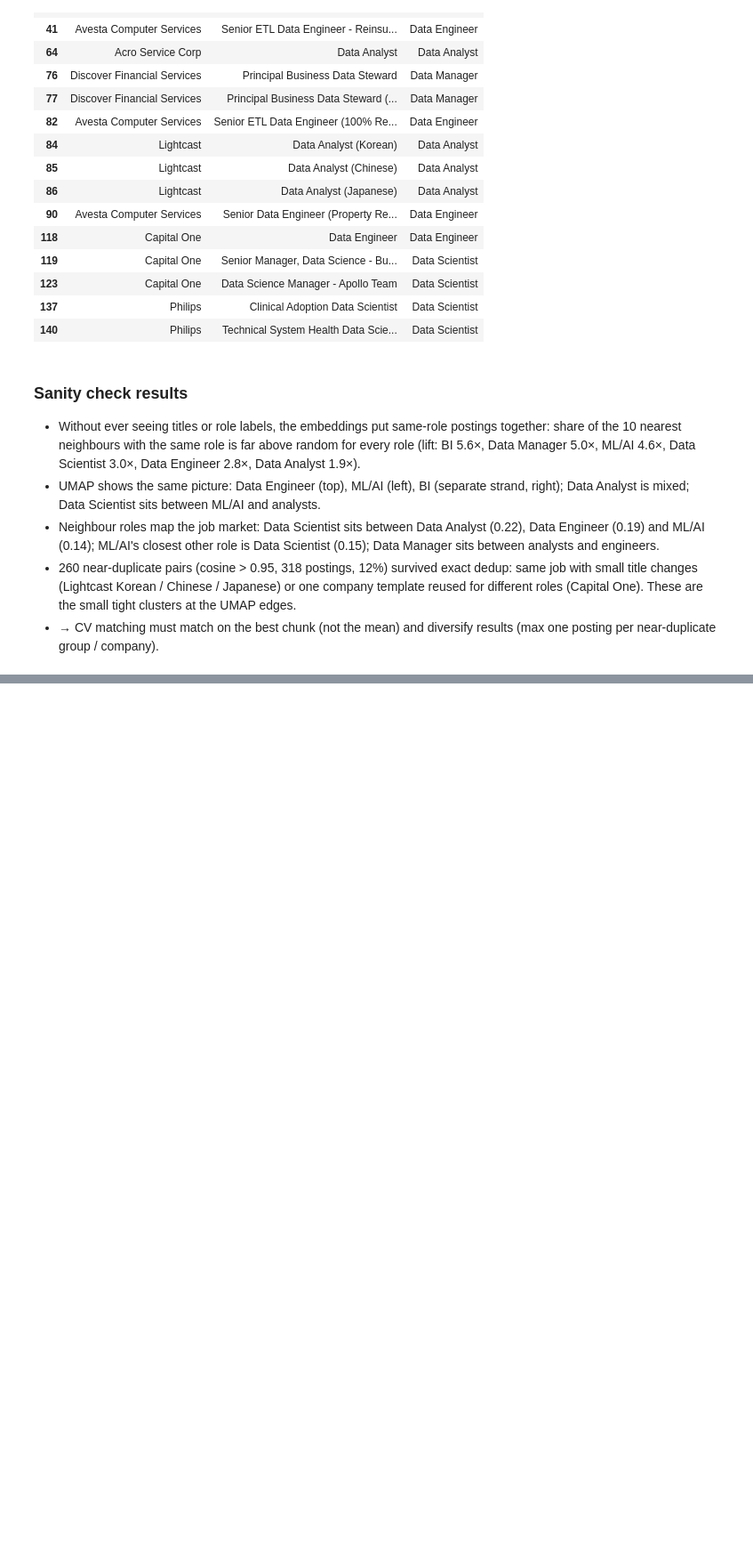
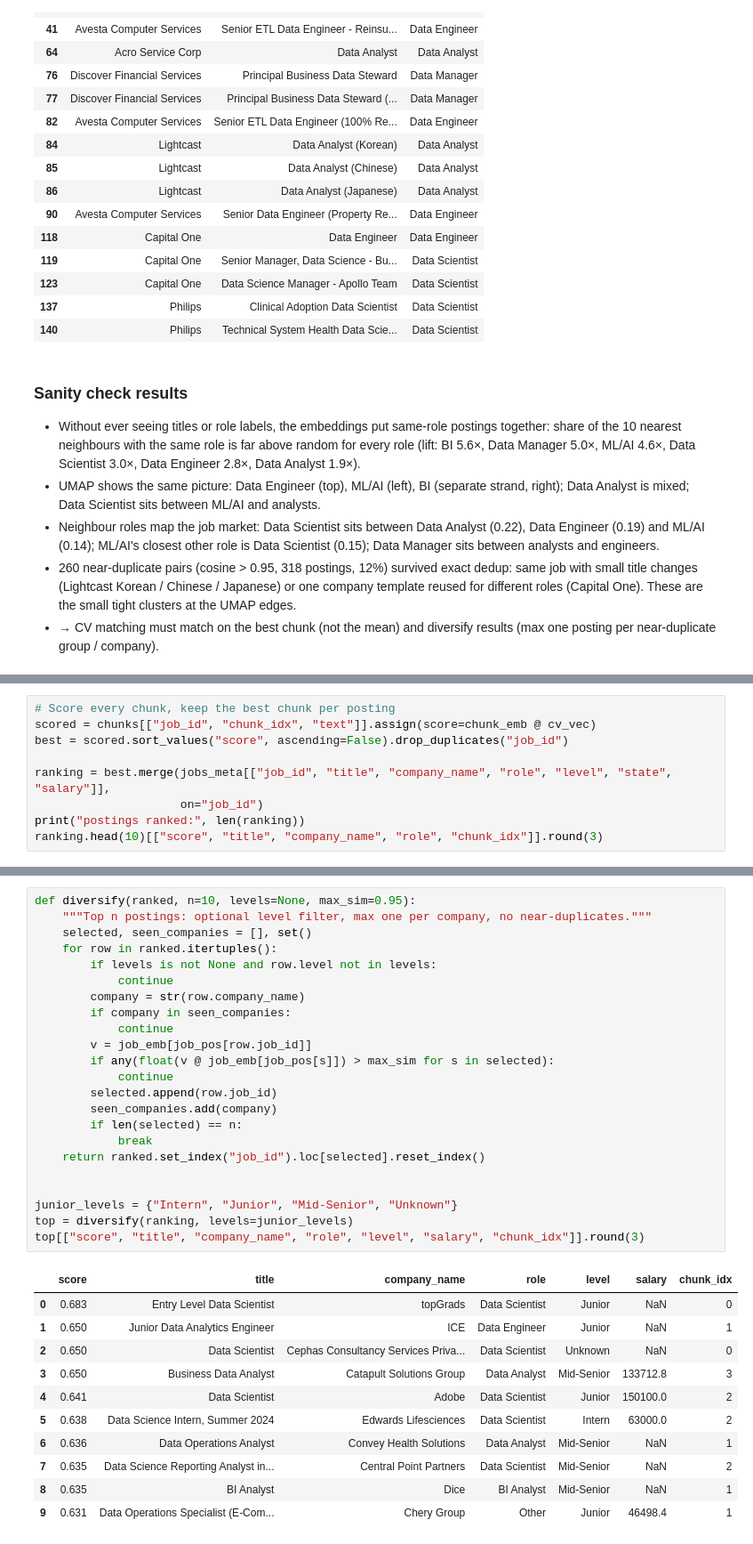
Before and after one commit to rouzbeh-enayatzadeh/skillscope, a Jupyter notebook: notebooks/04_embeddings.ipynb, the cells around one changed output, grey strips where cells are left out. Shown at 89% size. Cells and saved outputs as stored; diff of their text form; blank space fills up the shorter version.

Commit message:
Embeddings: CV matching with best-chunk scoring, level filter and diversification

```diff
--- a/notebooks/04_embeddings.ipynb
+++ b/notebooks/04_embeddings.ipynb
@@ -312,0 +342,9 @@ near-duplicate pairs: 260 | postings involved: 318
+# %%
+# Score every chunk, keep the best chunk per posting
+scored = chunks[["job_id", "chunk_idx", "text"]].assign(score=chunk_emb @ cv_vec)
+best = scored.sort_values("score", ascending=False).drop_duplicates("job_id")
+
+ranking = best.merge(jobs_meta[["job_id", "title", "company_name", "role", "level", "state", "salary"]],
+                     on="job_id")
+print("postings ranked:", len(ranking))
+ranking.head(10)[["score", "title", "company_name", "role", "chunk_idx"]].round(3)
@@ -312,0 +364,35 @@ near-duplicate pairs: 260 | postings involved: 318
+# %%
+def diversify(ranked, n=10, levels=None, max_sim=0.95):
+    """Top n postings: optional level filter, max one per company, no near-duplicates."""
+    selected, seen_companies = [], set()
+    for row in ranked.itertuples():
+        if levels is not None and row.level not in levels:
+            continue
+        company = str(row.company_name)
+        if company in seen_companies:
+            continue
+        v = job_emb[job_pos[row.job_id]]
+        if any(float(v @ job_emb[job_pos[s]]) > max_sim for s in selected):
+            continue
+        selected.append(row.job_id)
+        seen_companies.add(company)
+        if len(selected) == n:
+            break
+    return ranked.set_index("job_id").loc[selected].reset_index()
+
+
+junior_levels = {"Intern", "Junior", "Mid-Senior", "Unknown"}
+top = diversify(ranking, levels=junior_levels)
+top[["score", "title", "company_name", "role", "level", "salary", "chunk_idx"]].round(3)
+# %% [output]
+|  | score | title | company_name | role | level | salary | chunk_idx |
+| 0 | 0.683 | Entry Level Data Scientist | topGrads | Data Scientist | Junior | NaN | 0 |
+| 1 | 0.650 | Junior Data Analytics Engineer | ICE | Data Engineer | Junior | NaN | 1 |
+| 2 | 0.650 | Data Scientist | Cephas Consultancy Services Priva... | Data Scientist | Unknown | NaN | 0 |
+| 3 | 0.650 | Business Data Analyst | Catapult Solutions Group | Data Analyst | Mid-Senior | 133712.8 | 3 |
+| 4 | 0.641 | Data Scientist | Adobe | Data Scientist | Junior | 150100.0 | 2 |
+| 5 | 0.638 | Data Science Intern, Summer 2024 | Edwards Lifesciences | Data Scientist | Intern | 63000.0 | 2 |
+| 6 | 0.636 | Data Operations Analyst | Convey Health Solutions | Data Analyst | Mid-Senior | NaN | 1 |
+| 7 | 0.635 | Data Science Reporting Analyst in... | Central Point Partners | Data Scientist | Mid-Senior | NaN | 2 |
+| 8 | 0.635 | BI Analyst | Dice | BI Analyst | Mid-Senior | NaN | 1 |
+| 9 | 0.631 | Data Operations Specialist (E-Com... | Chery Group | Other | Junior | 46498.4 | 1 |
```
Also changed, not shown: parts of 5 cells of this notebook.
